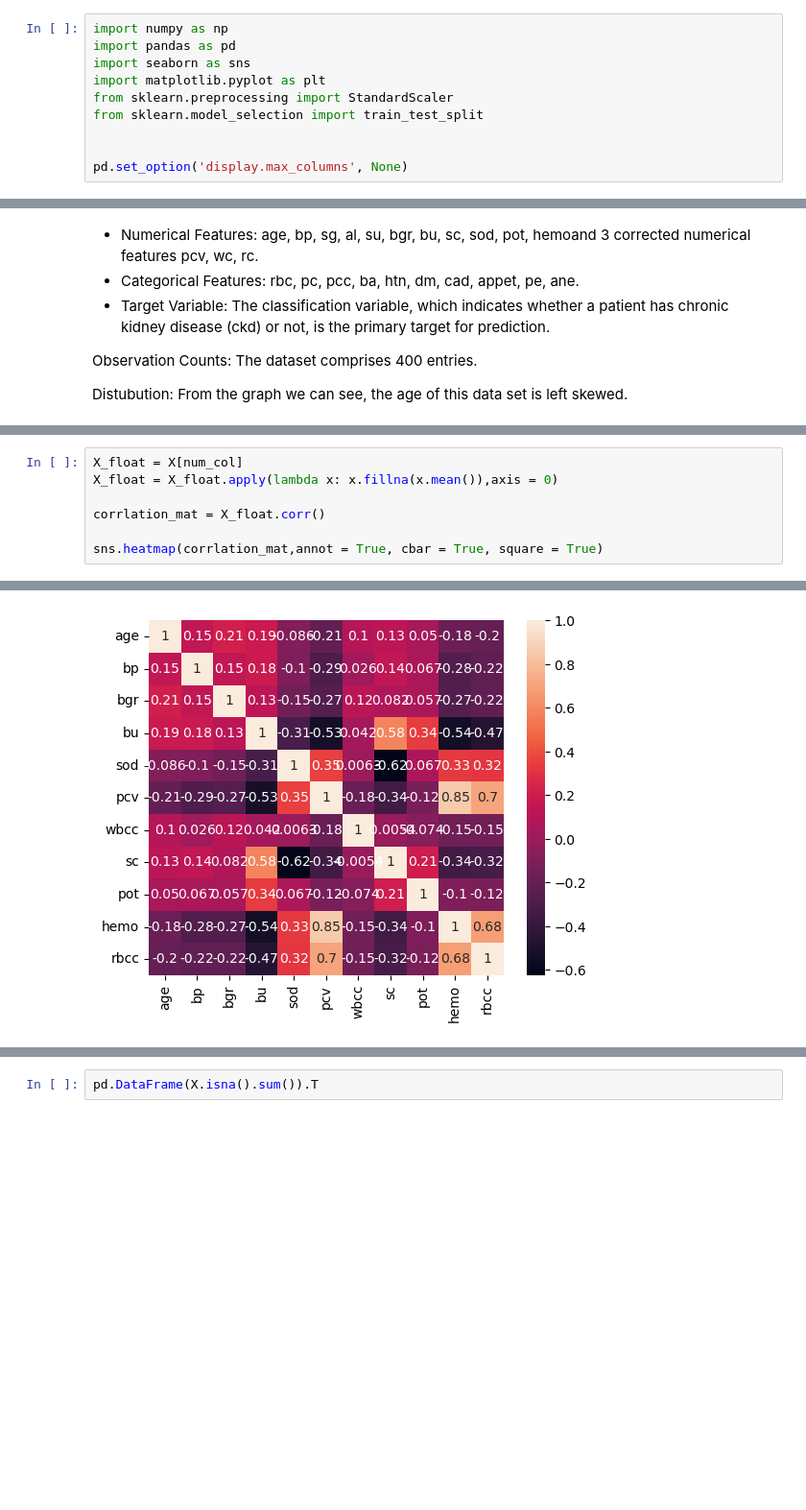
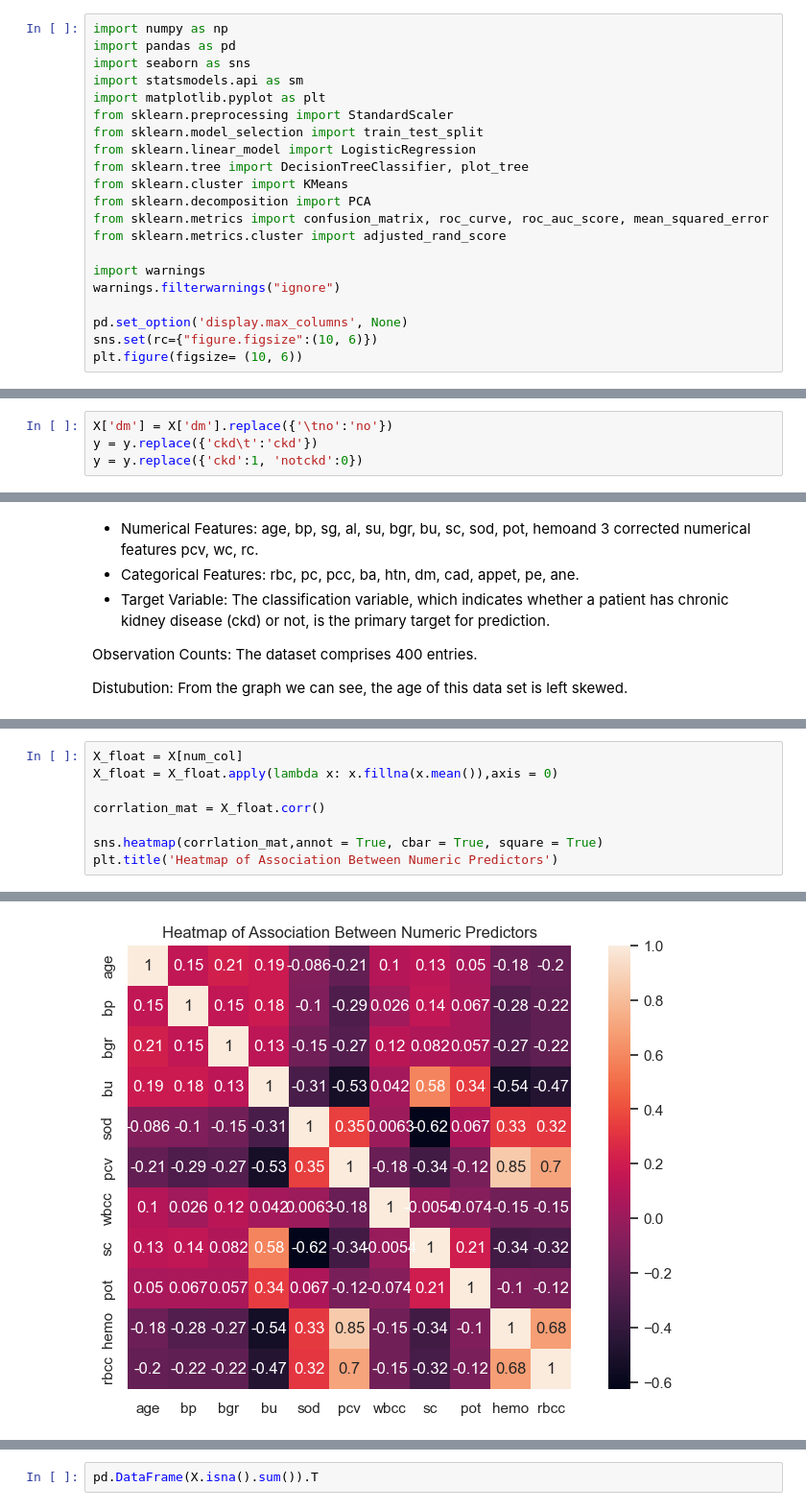
Before and after one commit to Henzhwang/Stats-3DA3, a Jupyter notebook: Assignment 6/assignment6.ipynb, the cells around one changed output, grey strips where cells are left out. Shown at 96% size. Saved outputs shown, nothing was run; the diff lists cells and outputs as text; blank space fills up the shorter version.

```diff
--- a/Assignment 6/assignment6.ipynb
+++ b/Assignment 6/assignment6.ipynb
@@ -101,9 +33,20 @@ Analyze the dataset using two classification algorithms, focusing on exploratory
 import numpy as np
 import pandas as pd
 import seaborn as sns
+import statsmodels.api as sm
 import matplotlib.pyplot as plt
 from sklearn.preprocessing import StandardScaler
 from sklearn.model_selection import train_test_split
+from sklearn.linear_model import LogisticRegression
+from sklearn.tree import DecisionTreeClassifier, plot_tree
+from sklearn.cluster import KMeans
+from sklearn.decomposition import PCA
+from sklearn.metrics import confusion_matrix, roc_curve, roc_auc_score, mean_squared_error
+from sklearn.metrics.cluster import adjusted_rand_score
 
+import warnings
+warnings.filterwarnings("ignore")
 
 pd.set_option('display.max_columns', None)
+sns.set(rc={"figure.figsize":(10, 6)})
+plt.figure(figsize= (10, 6))
@@ -126,0 +75,4 @@ y = chronic_kidney_disease.data.targets
+# %%
+X['dm'] = X['dm'].replace({'\tno':'no'})
+y = y.replace({'ckd\t':'ckd'})
+y = y.replace({'ckd':1, 'notckd':0})
@@ -333,4 +264,5 @@ X_float = X_float.apply(lambda x: x.fillna(x.mean()),axis = 0)
 corrlation_mat = X_float.corr()
 
 sns.heatmap(corrlation_mat,annot = True, cbar = True, square = True)
+plt.title('Heatmap of Association Between Numeric Predictors')
 # %% [output]
@@ -338 +270 @@ sns.heatmap(corrlation_mat,annot = True, cbar = True, square = True)
-[figure, old version]
+[figure, new version]
```
Also changed, not shown: parts of 82 cells of this notebook, 4 other files.
